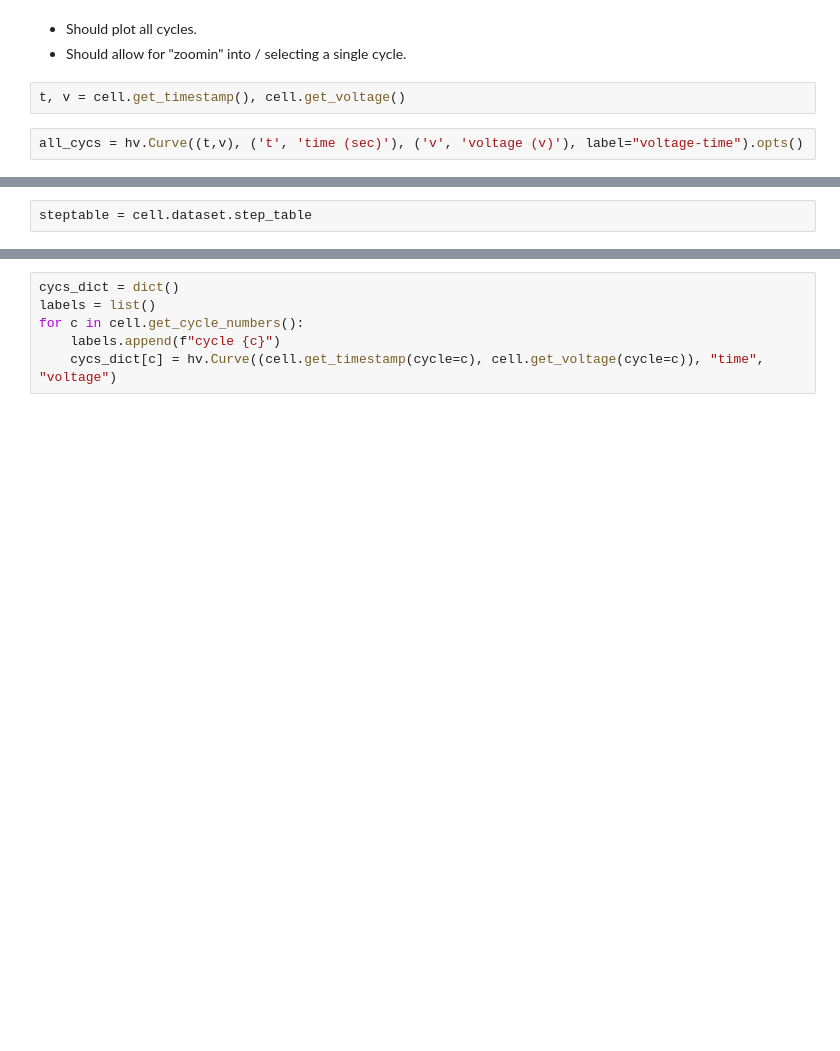
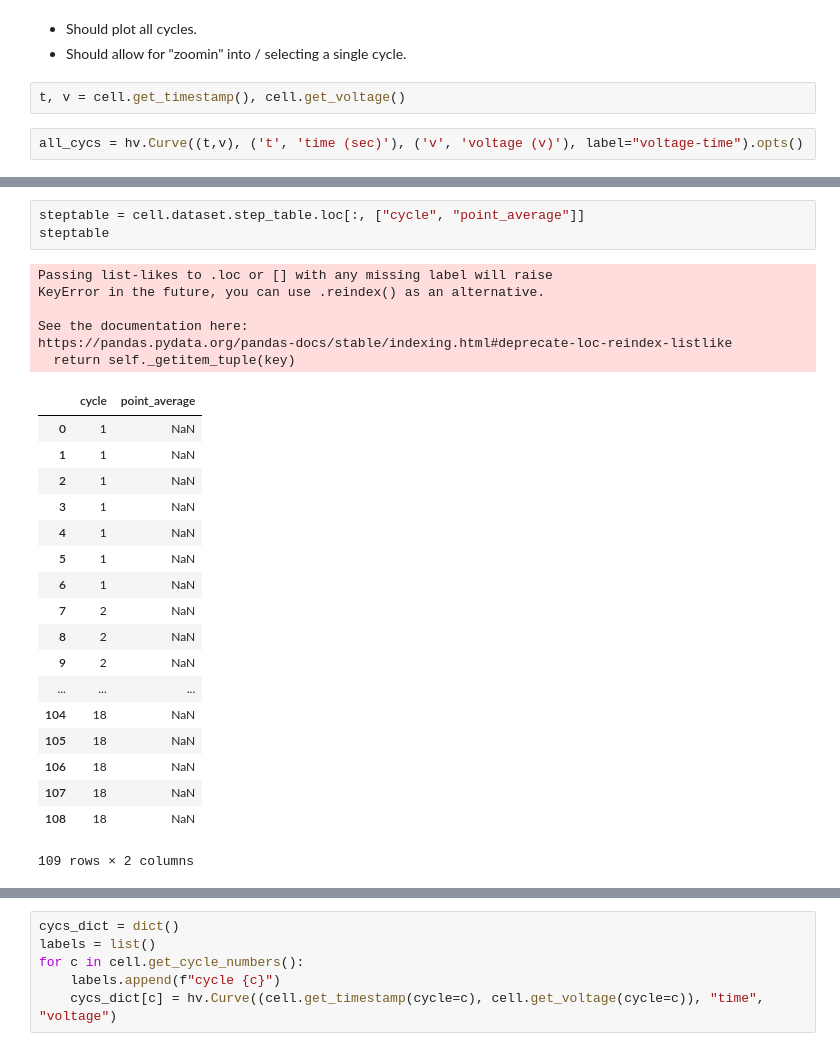
Before and after one commit to jepegit/cellpy, a Jupyter notebook: dev_utils/cellpy_GITT.ipynb, the cells around one changed output, grey strips where cells are left out. Saved outputs shown, nothing was run; the diff lists cells and outputs as text; blank space fills up the shorter version.

```diff
--- a/dev_utils/cellpy_GITT.ipynb
+++ b/dev_utils/cellpy_GITT.ipynb
@@ -325,2 +334,28 @@ all_cycs
 # %%
-steptable = cell.dataset.step_table
+steptable = cell.dataset.step_table.loc[:, ["cycle", "point_average"]]
+steptable
+# %% [output]
+Passing list-likes to .loc or [] with any missing label will raise
+KeyError in the future, you can use .reindex() as an alternative.
+
+See the documentation here:
+https://pandas.pydata.org/pandas-docs/stable/indexing.html#deprecate-loc-reindex-listlike
+  return self._getitem_tuple(key)
+|  | cycle | point_average |
+| 0 | 1 | NaN |
+| 1 | 1 | NaN |
+| 2 | 1 | NaN |
+| 3 | 1 | NaN |
+| 4 | 1 | NaN |
+| 5 | 1 | NaN |
+| 6 | 1 | NaN |
+| 7 | 2 | NaN |
+| 8 | 2 | NaN |
+| 9 | 2 | NaN |
+| ... | ... | ... |
+| 104 | 18 | NaN |
+| 105 | 18 | NaN |
+| 106 | 18 | NaN |
+| 107 | 18 | NaN |
+| 108 | 18 | NaN |
+109 rows × 2 columns
```
Also changed, not shown: parts of 13 cells of this notebook.
